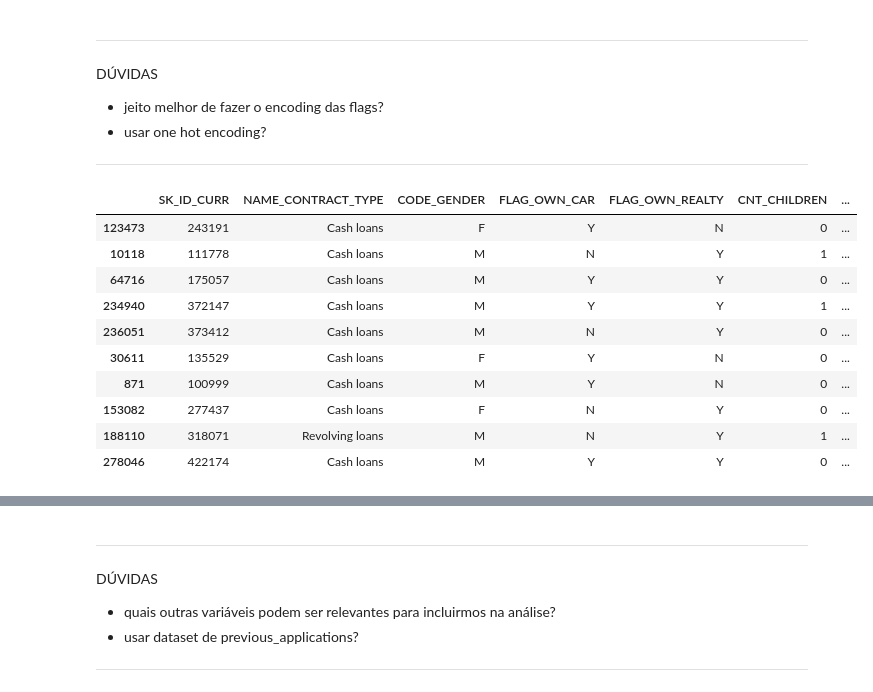
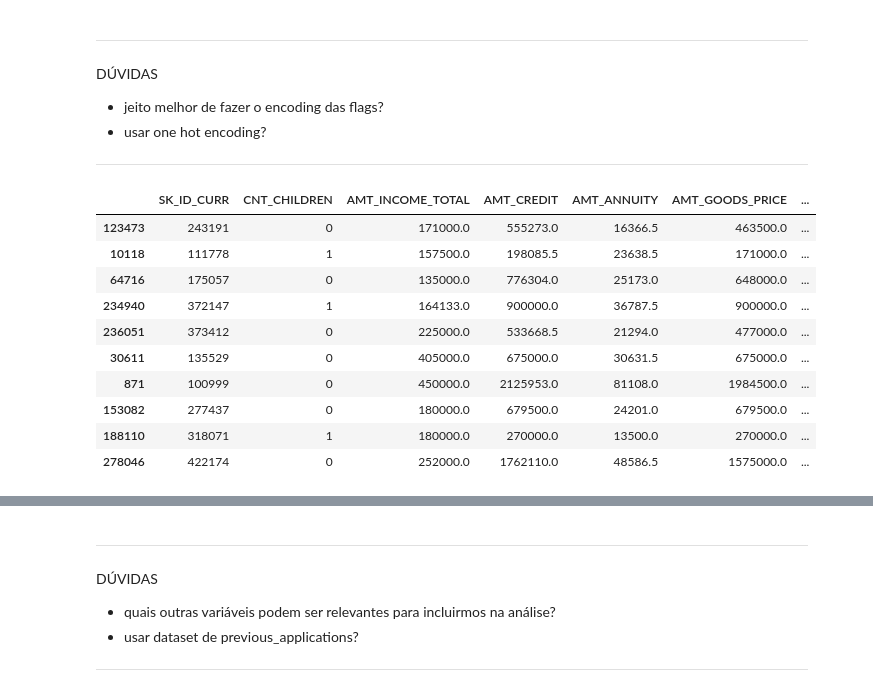
Before and after one commit to beatrizmie/Feature_Selection_Project, a Jupyter notebook: creditApprovalDataset.ipynb, the cells around one changed output, grey strips where cells are left out. Saved outputs shown, nothing was run; the diff lists cells and outputs as text; code cells hidden in the pictures.

```diff
--- a/creditApprovalDataset.ipynb
+++ b/creditApprovalDataset.ipynb
@@ -222,3 +229,6 @@ x_train = x_train.drop(columns = drop_columns)
 len(x_train.columns)
 # %% [output]
 80
+# %%
+x_test = x_test.drop(columns = drop_columns)
+len(x_test.columns)
@@ -271,11 +283,14 @@ mode_list.remove('EMERGENCYSTATE_MODE')
 
 for column in mode_list:
     x_train[column] = x_train[column].fillna(x_train[column].mode()[0])
+    x_test[column] = x_test[column].fillna(x_test[column].mode()[0])
+
     columns_to_analyze.remove(column)
 # %%
 # MEDIANA
 for column in median_list:
     x_train[column] = x_train[column].fillna(x_train[column].median())
+    x_test[column] = x_test[column].fillna(x_test[column].median())
     columns_to_analyze.remove(column)
 # %%
 # Lista com colunas médias
@@ -290,6 +305,7 @@ for column in columns_to_analyze:
 # MÉDIA
 for column in avg_list:
     x_train[column] = x_train[column].fillna(x_train[column].mean())
+    x_test[column] = x_test[column].fillna(x_test[column].mean())
     columns_to_analyze.remove(column)
 # %%
 x_train[columns_to_analyze].isnull().sum().sort_values(ascending = False)
@@ -365,17 +385,18 @@ DÚVIDAS
 # %%
 for column in categoricas:
     x_train["{0}_CAT".format(column)] = LabelEncoder().fit_transform(x_train[column])
+    x_train = x_train.drop(columns = column, axis=1)
 
 x_train.head(10)
 # %% [output]
-|  | SK_ID_CURR | NAME_CONTRACT_TYPE | CODE_GENDER | FLAG_OWN_CAR | FLAG_OWN_REALTY | CNT_CHILDREN | ... |
-| 123473 | 243191 | Cash loans | F | Y | N | 0 | ... |
-| 10118 | 111778 | Cash loans | M | N | Y | 1 | ... |
-| 64716 | 175057 | Cash loans | M | Y | Y | 0 | ... |
-| 234940 | 372147 | Cash loans | M | Y | Y | 1 | ... |
-| 236051 | 373412 | Cash loans | M | N | Y | 0 | ... |
-| 30611 | 135529 | Cash loans | F | Y | N | 0 | ... |
-| 871 | 100999 | Cash loans | M | Y | N | 0 | ... |
-| 153082 | 277437 | Cash loans | F | N | Y | 0 | ... |
-| 188110 | 318071 | Revolving loans | M | N | Y | 1 | ... |
-| 278046 | 422174 | Cash loans | M | Y | Y | 0 | ... |
+|  | SK_ID_CURR | CNT_CHILDREN | AMT_INCOME_TOTAL | AMT_CREDIT | AMT_ANNUITY | AMT_GOODS_PRICE | ... |
+| 123473 | 243191 | 0 | 171000.0 | 555273.0 | 16366.5 | 463500.0 | ... |
+| 10118 | 111778 | 1 | 157500.0 | 198085.5 | 23638.5 | 171000.0 | ... |
+| 64716 | 175057 | 0 | 135000.0 | 776304.0 | 25173.0 | 648000.0 | ... |
+| 234940 | 372147 | 1 | 164133.0 | 900000.0 | 36787.5 | 900000.0 | ... |
+| 236051 | 373412 | 0 | 225000.0 | 533668.5 | 21294.0 | 477000.0 | ... |
+| 30611 | 135529 | 0 | 405000.0 | 675000.0 | 30631.5 | 675000.0 | ... |
+| 871 | 100999 | 0 | 450000.0 | 2125953.0 | 81108.0 | 1984500.0 | ... |
+| 153082 | 277437 | 0 | 180000.0 | 679500.0 | 24201.0 | 679500.0 | ... |
+| 188110 | 318071 | 1 | 180000.0 | 270000.0 | 13500.0 | 270000.0 | ... |
+| 278046 | 422174 | 0 | 252000.0 | 1762110.0 | 48586.5 | 1575000.0 | ... |
```
Also changed, not shown: parts of 21 cells of this notebook, 7 other files.
